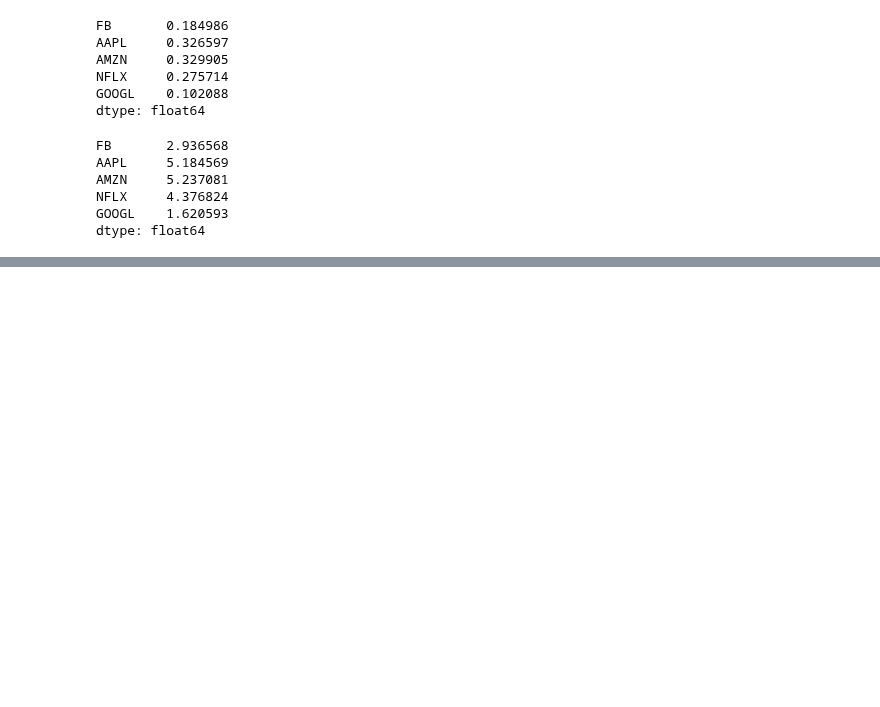
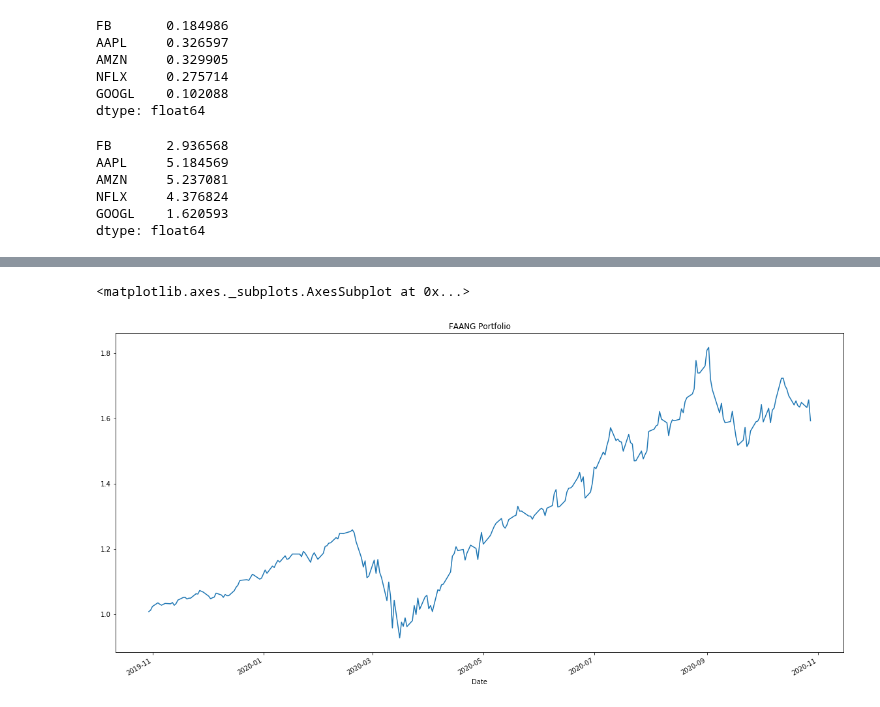
Before and after one commit to Milticket414/Dream-Team, a Jupyter notebook: notebooks/jorge.ipynb, the cells around one changed output, grey strips where cells are left out. Drawn from its saved outputs; the diff is of its cells as text; code cells hidden in the pictures; blank space fills up the shorter version.

Commit message:
FAANG evenly weighted protfolio

```diff
--- a/notebooks/jorge.ipynb
+++ b/notebooks/jorge.ipynb
@@ -104,3 +104,9 @@ AMZN     5.237081
 NFLX     4.376824
 GOOGL    1.620593
 dtype: float64
+# %%
+weights = [.2, .2, .2, .2, .2]
+
+portfolio_returns = returns_faang.dot(weights)
+
+portfolio_returns.head()
@@ -106,0 +121,5 @@ dtype: float64
+# %%
+portfolio_returns.plot(figsize = (20,10), title="FAANG Portfolio")
+# %% [output]
+<matplotlib.axes._subplots.AxesSubplot at 0x...>
+[figure, added]
```
Also changed, not shown: parts of 1 cell of this notebook.
